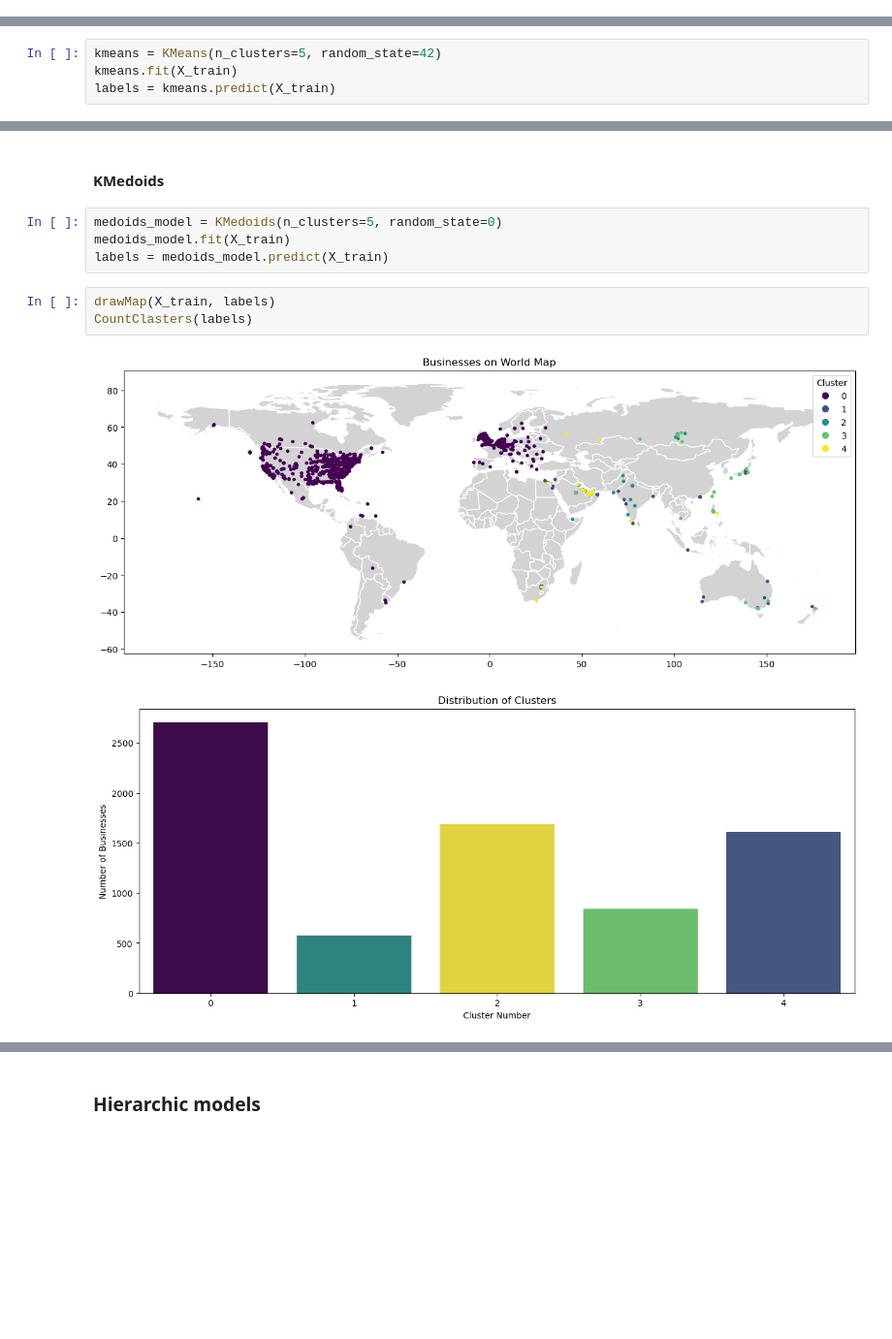
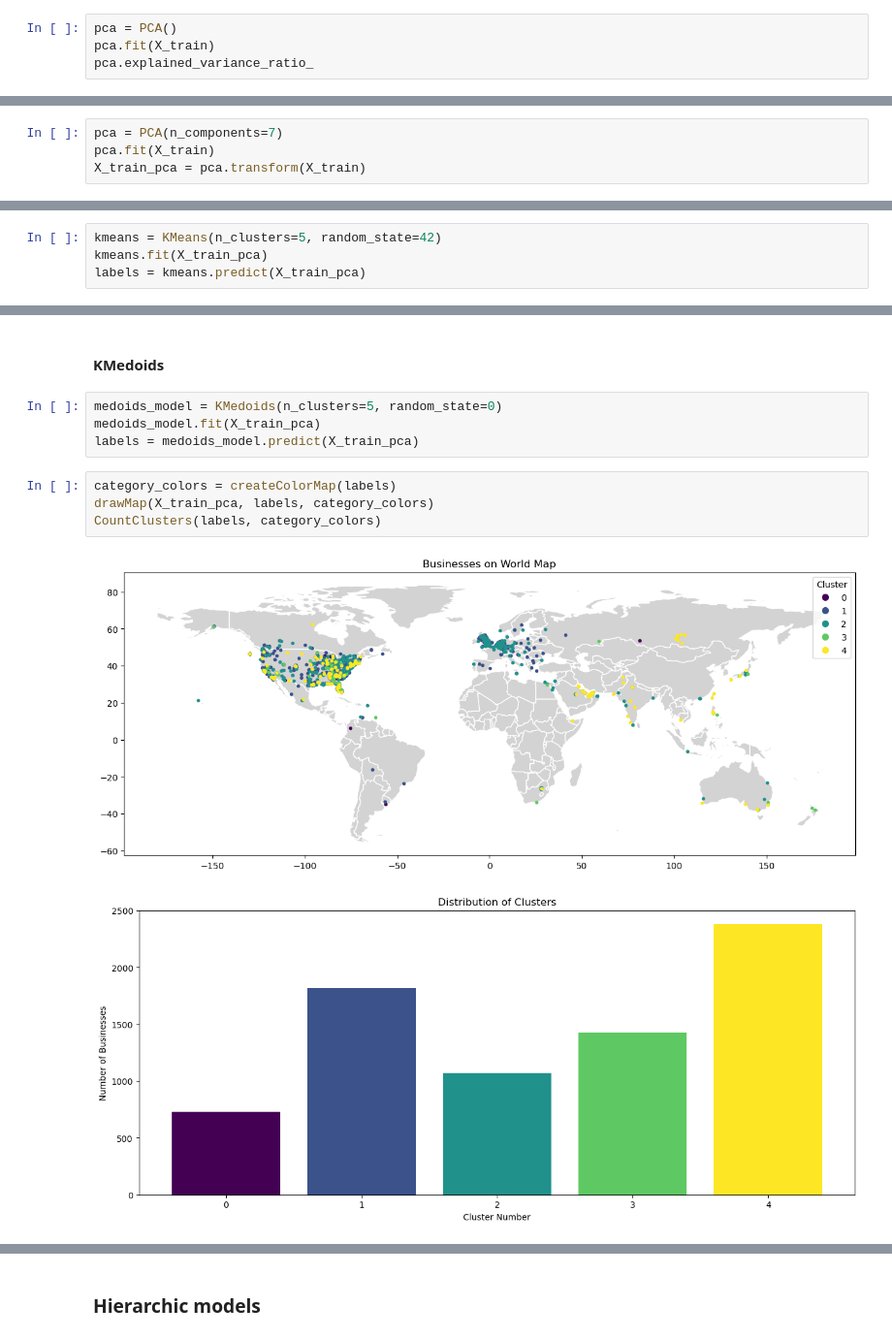
Before and after one commit to kwiatkowskaa/Location_Intelligence_Data_Clustering, a Jupyter notebook: Modelling.ipynb, the cells around one changed output, grey strips where cells are left out. Shown at 97% size. Drawn from its saved outputs; the diff is of its cells as text; blank space fills up the shorter version.

```diff
--- a/Modelling.ipynb
+++ b/Modelling.ipynb
@@ -126,0 +129,4 @@ def calculateScores(data, labels):
+# %%
+pca = PCA()
+pca.fit(X_train)
+pca.explained_variance_ratio_
@@ -127,8 +145,12 @@ def calculateScores(data, labels):
+# %%
+pca = PCA(n_components=7)
+pca.fit(X_train)
+X_train_pca = pca.transform(X_train)
 # %% [markdown]
 #### KMeans
 # %%
 kmeans = KMeans(n_clusters=5, random_state=42)
-kmeans.fit(X_train)
-labels = kmeans.predict(X_train)
+kmeans.fit(X_train_pca)
+labels = kmeans.predict(X_train_pca)
 # %%
 category_colors = createColorMap(labels)
@@ -143,12 +170,13 @@ calculateScores(X_train, labels)
 #### KMedoids
 # %%
 medoids_model = KMedoids(n_clusters=5, random_state=0)
-medoids_model.fit(X_train)
-labels = medoids_model.predict(X_train)
+medoids_model.fit(X_train_pca)
+labels = medoids_model.predict(X_train_pca)
 # %%
-drawMap(X_train, labels)
-CountClasters(labels)
+category_colors = createColorMap(labels)
+drawMap(X_train_pca, labels, category_colors)
+CountClusters(labels, category_colors)
 # %% [output]
-[figure, old version]
+[figure, new version]
-[figure, old version]
+[figure, new version]
 # %%
```
Also changed, not shown: parts of 23 cells of this notebook.
